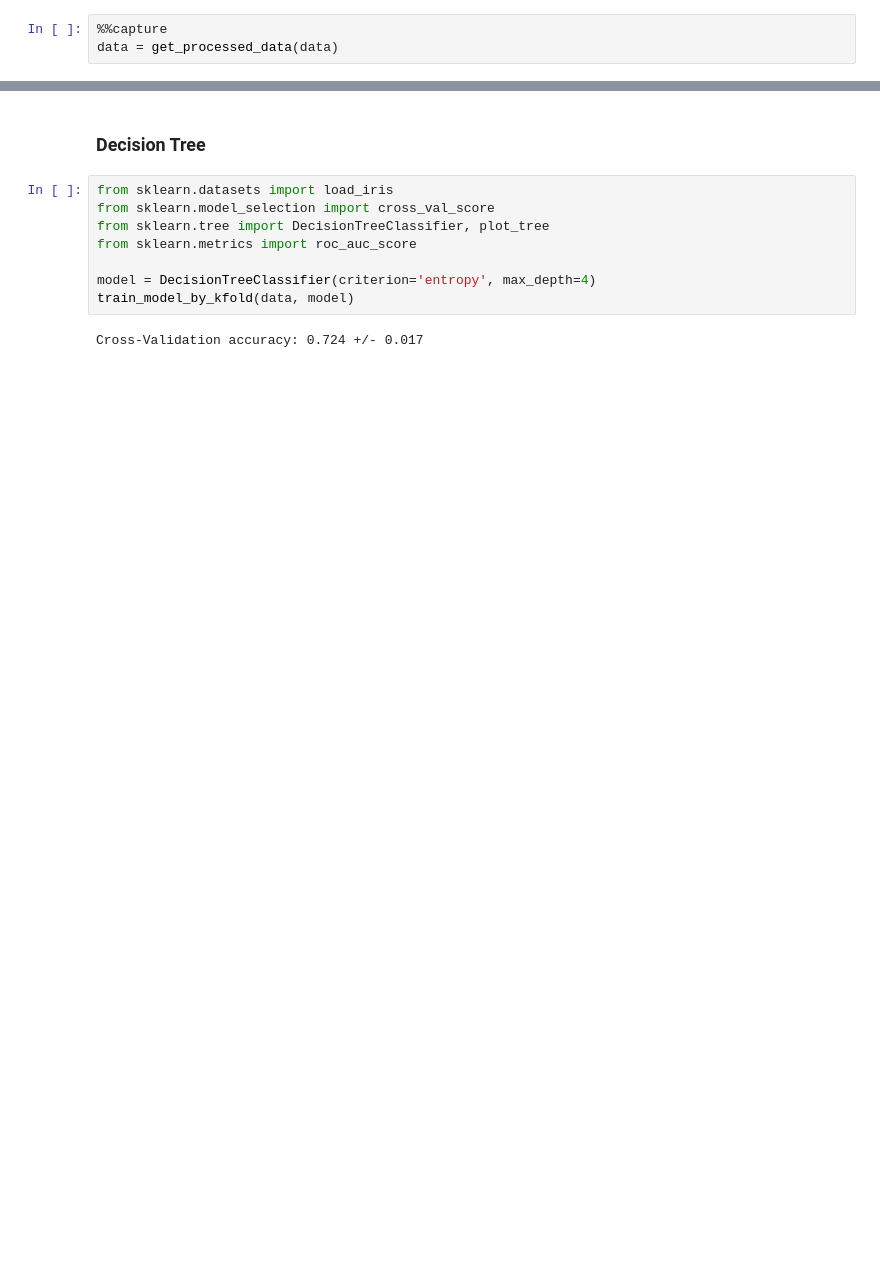
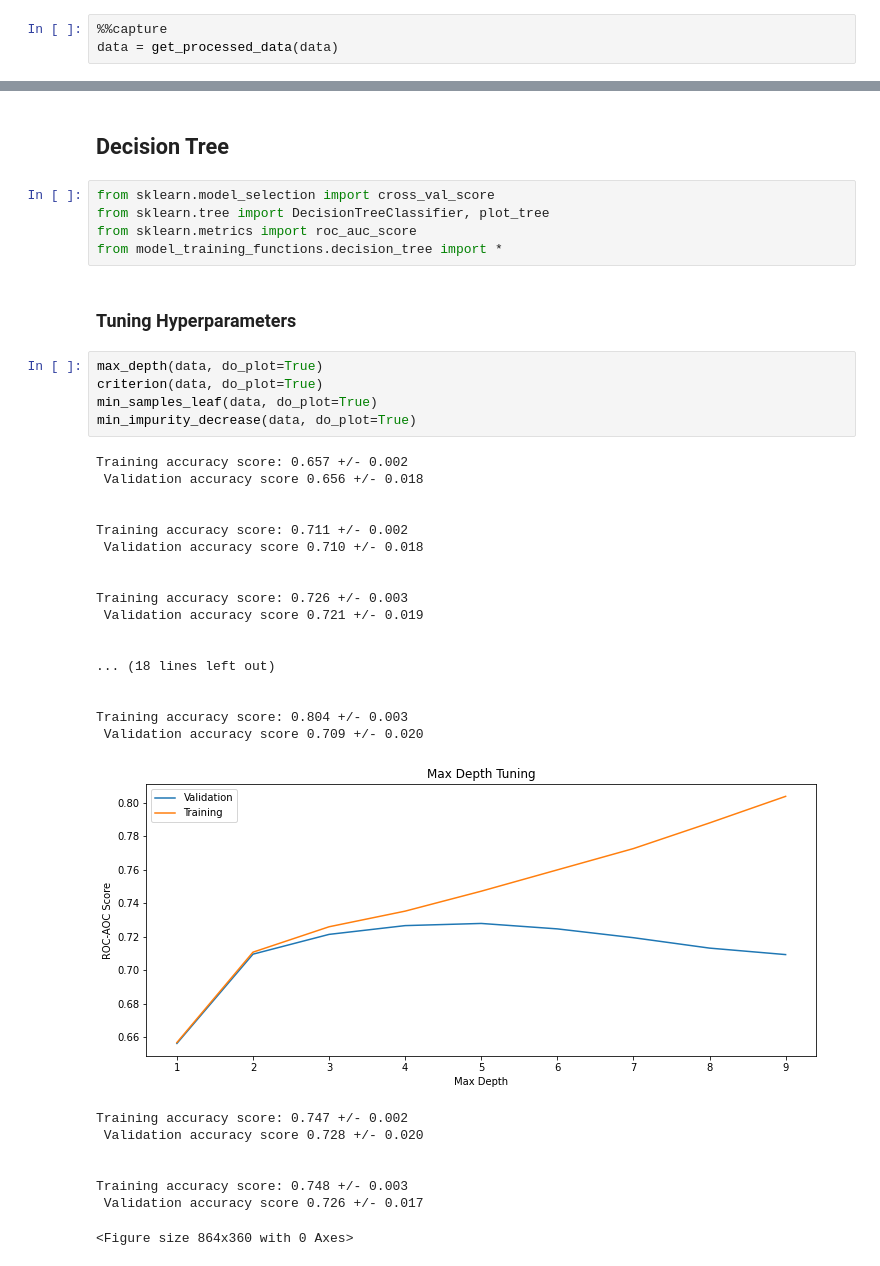
Before and after one commit to BarGanor/ml_project, a Jupyter notebook: project_part_2.ipynb, the cells around one changed output, grey strips where cells are left out. Drawn from its saved outputs; the diff is of its cells as text; blank space fills up the shorter version.

```diff
--- a/project_part_2.ipynb
+++ b/project_part_2.ipynb
@@ -19,12 +21,40 @@ data.head()
 # %% [markdown]
-### Decision Tree
+## Decision Tree
 # %%
-from sklearn.datasets import load_iris
 from sklearn.model_selection import cross_val_score
 from sklearn.tree import DecisionTreeClassifier, plot_tree
 from sklearn.metrics import roc_auc_score
-
-model = DecisionTreeClassifier(criterion='entropy', max_depth=4)
-train_model_by_kfold(data, model)
+from model_training_functions.decision_tree import *
-# %% [output]
-Cross-Validation accuracy: 0.724 +/- 0.017
+# %% [markdown]
+### Tuning Hyperparameters
+# %%
+max_depth(data, do_plot=True)
+criterion(data, do_plot=True)
+min_samples_leaf(data, do_plot=True)
+min_impurity_decrease(data, do_plot=True)
+# %% [output]
+Training accuracy score: 0.657 +/- 0.002
+ Validation accuracy score 0.656 +/- 0.018
+
+
+Training accuracy score: 0.711 +/- 0.002
+ Validation accuracy score 0.710 +/- 0.018
+
+
+Training accuracy score: 0.726 +/- 0.003
+ Validation accuracy score 0.721 +/- 0.019
+
+
+... (18 lines left out)
+
+
+Training accuracy score: 0.804 +/- 0.003
+ Validation accuracy score 0.709 +/- 0.020
+[figure, added]
+Training accuracy score: 0.747 +/- 0.002
+ Validation accuracy score 0.728 +/- 0.020
+
+
+Training accuracy score: 0.748 +/- 0.003
+ Validation accuracy score 0.726 +/- 0.017
+<Figure size 864x360 with 0 Axes>
```
Also changed, not shown: parts of 23 cells of this notebook, 13 other files.
